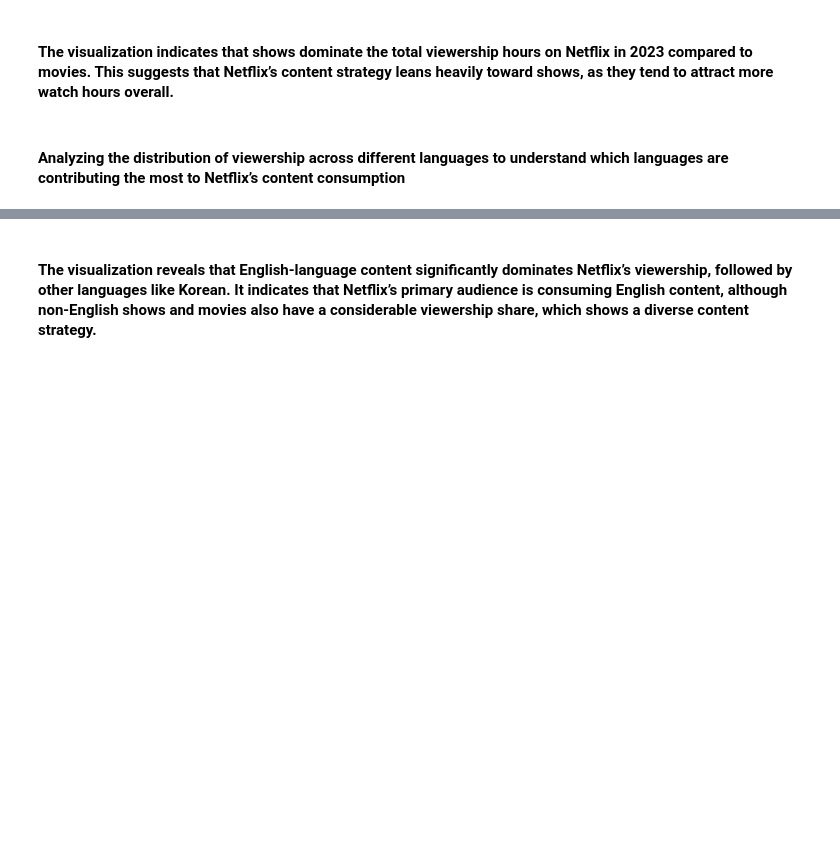
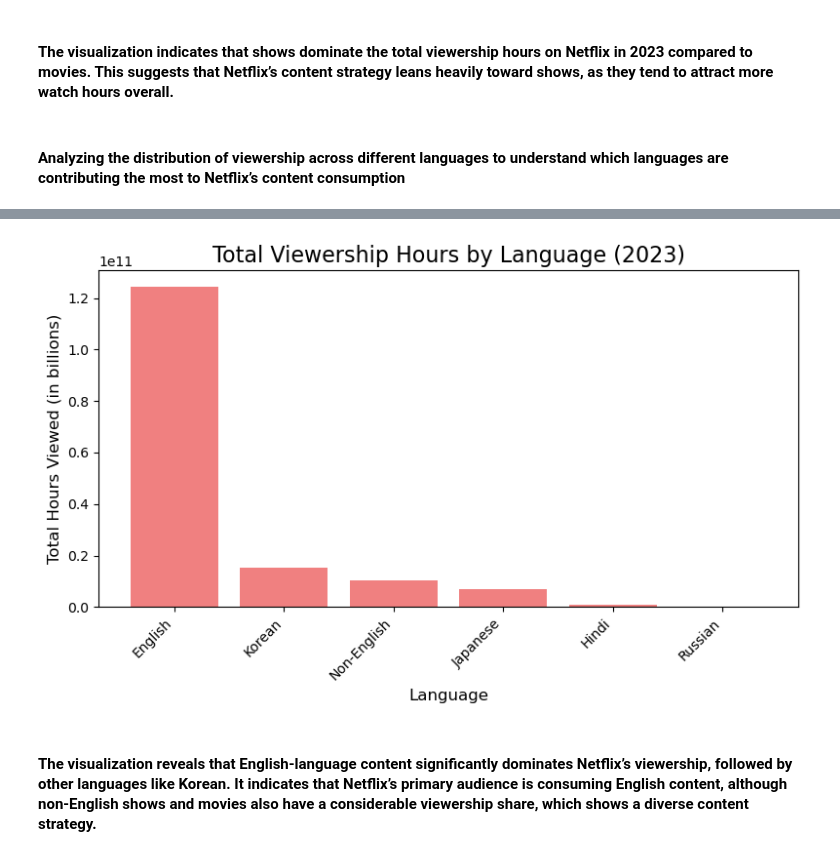
Before and after one commit to Richa-Singh31/Netflix-Content-Strategy-Analysis, a Jupyter notebook: analysis.ipynb, the cells around one changed output, grey strips where cells are left out. Cells and saved outputs as stored; diff of their text form; code cells hidden in the pictures; blank space fills up the shorter version.

```diff
--- a/analysis.ipynb
+++ b/analysis.ipynb
@@ -77,22 +65,15 @@ iplot(fig)
 # %%
 language_viewership = netflix_data.groupby('Language Indicator')['Hours Viewed'].sum().sort_values(ascending=False)
 
-fig = go.Figure(data=[
-    go.Bar(
-        x=language_viewership.index,
-        y=language_viewership.values,
-        marker_color='lightcoral'
-    )
-])
+plt.figure(figsize=(8, 5))
+plt.bar(language_viewership.index, language_viewership.values, color='lightcoral')
 
-fig.update_layout(
-    title='Total Viewership Hours by Language (2023)',
-    xaxis_title='Language',
-    yaxis_title='Total Hours Viewed (in billions)',
-    xaxis_tickangle=45,
-    height=600,
-    width=1000
-)
+plt.title('Total Viewership Hours by Language (2023)', fontsize=16)
+plt.xlabel('Language', fontsize=12)
+plt.ylabel('Total Hours Viewed (in billions)', fontsize=12)
 
-iplot(fig)
+plt.xticks(rotation=45, ha='right')
+
+plt.tight_layout()
+plt.show()
 # %% [output]
@@ -100,3 +80,4 @@ iplot(fig)
+[figure, added]
 # %% [markdown]
 #### The visualization reveals that English-language content significantly dominates Netflix’s viewership, followed by other languages like Korean. It indicates that Netflix’s primary audience is consuming English content, although non-English shows and movies also have a considerable viewership share, which shows a diverse content strategy.
 # %% [markdown]
```
Also changed, not shown: parts of 10 cells of this notebook.
